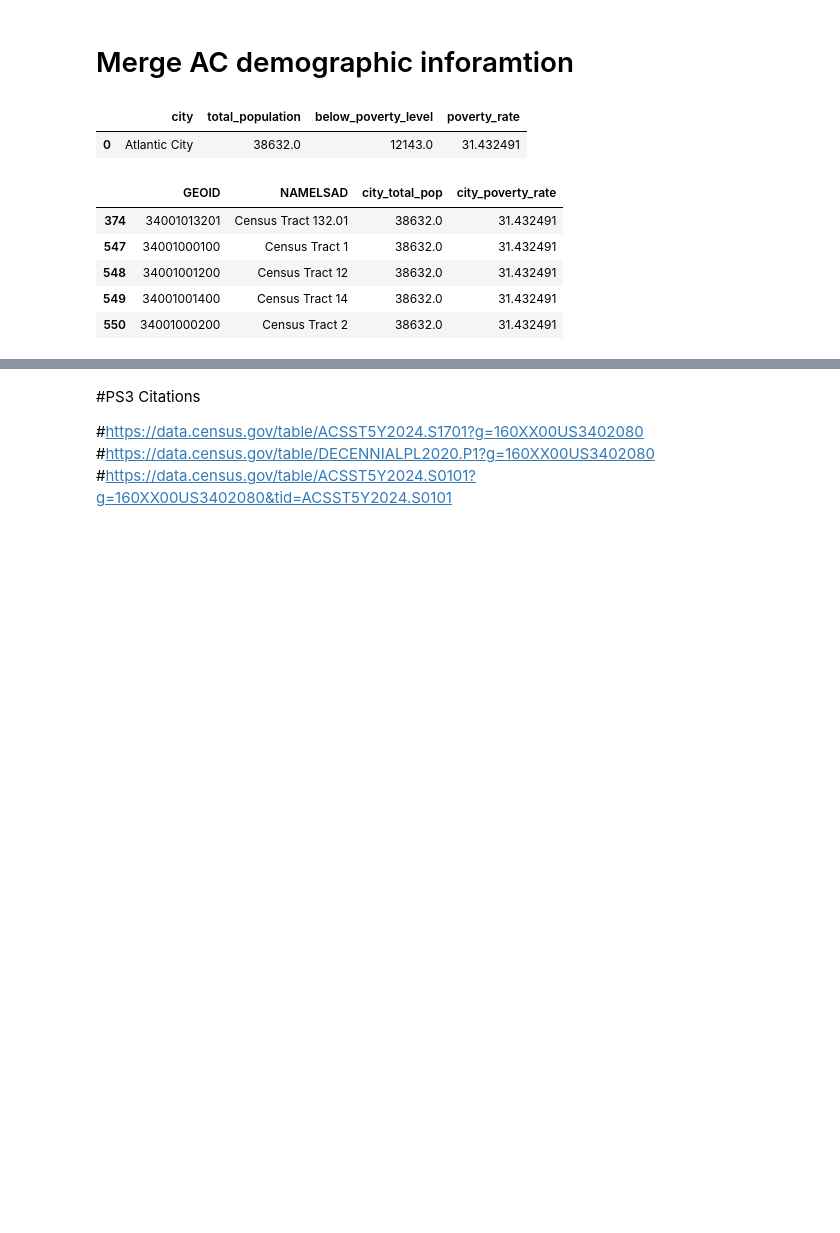
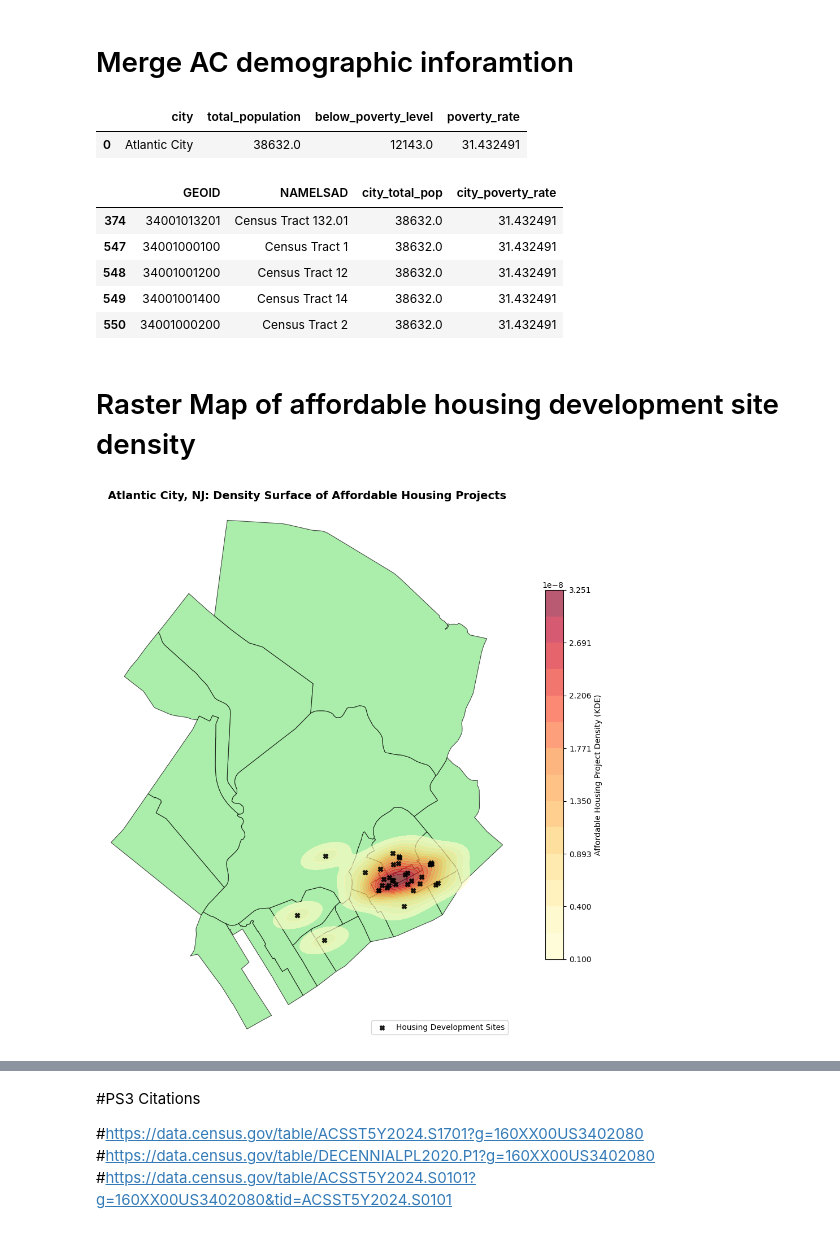
Before and after one commit to Anjanique-Knight/AjGIS, a Jupyter notebook: PS3_GIS.ipynb, the cells around one changed output, grey strips where cells are left out. Saved outputs shown, nothing was run; the diff lists cells and outputs as text; code cells hidden in the pictures; blank space fills up the shorter version.

```diff
--- a/PS3_GIS.ipynb
+++ b/PS3_GIS.ipynb
@@ -860,3 +861,83 @@ ac_tracts_final = ac_tracts_demog.merge(tract_counts, on="GEOID", how="left")
 ac_tracts_final["housing_dev_count"] = ac_tracts_final[
     "housing_dev_count"
 ].fillna(0)
+# %% [markdown]
+# Raster Map of affordable housing development site density
+# %%
+import geopandas as gpd
+import matplotlib.pyplot as plt
+
+# Import seaborn and scipy for Kernel Density Estimation
+import seaborn as sns
+
+# ---------------------------------------------------------
+# 1. Isolate Atlantic City Housing & Ensure Projected CRS
+# ---------------------------------------------------------
+# Filter geocoded housing points for Atlantic City
+ac_housing = ATLgeo_full[ATLgeo_full['clean_city'] == 'atlantic city'].copy()
+
+# Reproject both housing points and census tracts to EPSG:3424 (NJ State Plane in survey feet)
+ac_housing_proj = ac_housing.to_crs('EPSG:3424')
+ac_tracts_proj = ac_tracts_fixed.to_crs('EPSG:3424')
+
+# Extract X and Y coordinates (in feet) for density estimation
+x_coords = ac_housing_proj.geometry.x
+y_coords = ac_housing_proj.geometry.y
+
+# ---------------------------------------------------------
+# 2. Build the Kernel Density Raster Surface
+# ---------------------------------------------------------
+fig, ax = plt.subplots(figsize=(12, 10))
+
+# Base Layer: Atlantic City Census Tract Boundaries
+ac_tracts_proj.plot(
+    ax=ax, facecolor='#88E788', edgecolor='black', linewidth=0.8, alpha=0.7
+)
+
+# Continuous Raster Layer: 2D Kernel Density Estimation Heatmap
+sns.kdeplot(
+    x=x_coords,
+    y=y_coords,
+    ax=ax,
+    fill=True,
+    cmap='YlOrRd',  # Yellow -> Orange -> Red gradient
+    alpha=0.65,  # Semi-transparent overlay
+    thresh=0.05,  # Cut off zero-density background noise
+    levels=15,  # Contour smoothness
+    cbar=True,
+    cbar_kws={
+        'label': 'Affordable Housing Project Density (KDE)',
+        'shrink': 0.7,
+    },
+)
+
+# Point Overlay: Individual Geocoded Housing Project Sites
+ac_housing_proj.plot(
+    ax=ax,
+    marker='X',
+    color='black',
+    markersize=35,
+    alpha=0.85,
+    label='Housing Development Sites',
+)
+
+# ---------------------------------------------------------
+# 3. Zoom Extent & Formatting
+# ---------------------------------------------------------
+# Set plot limits strictly around Atlantic City's bounding box
+minx, miny, maxx, maxy = ac_tracts_proj.total_bounds
+ax.set_xlim(minx - 1000, maxx + 1000)
+ax.set_ylim(miny - 1000, maxy + 1000)
+
+plt.title(
+    'Atlantic City, NJ: Density Surface of Affordable Housing'
+    ' Projects',
+    fontsize=14,
+    fontweight='bold',
+    pad=15,)
+plt.legend(loc='lower right', frameon=True, facecolor='white')
+plt.axis('off')
+plt.tight_layout()
+plt.show()
+# %% [output]
+[figure, added]
```
Also changed, not shown: parts of 4 cells of this notebook.
